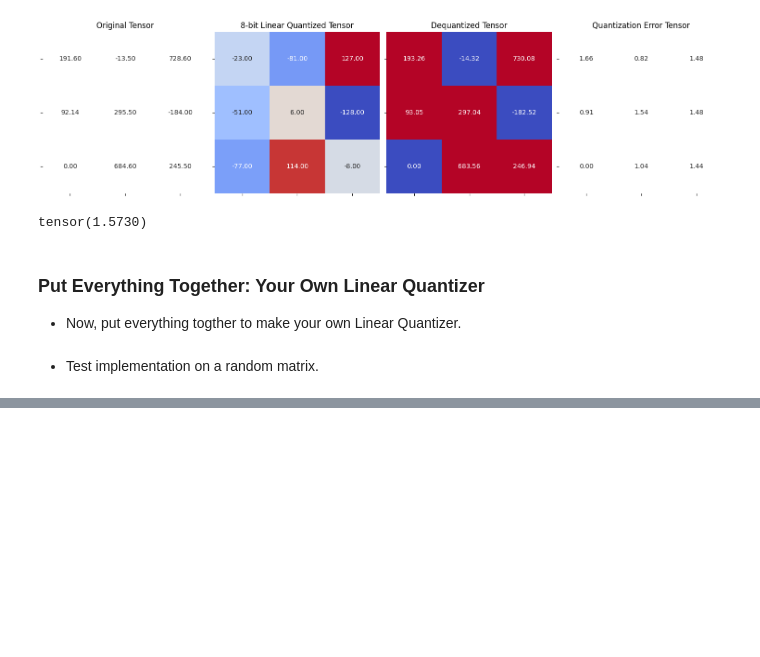
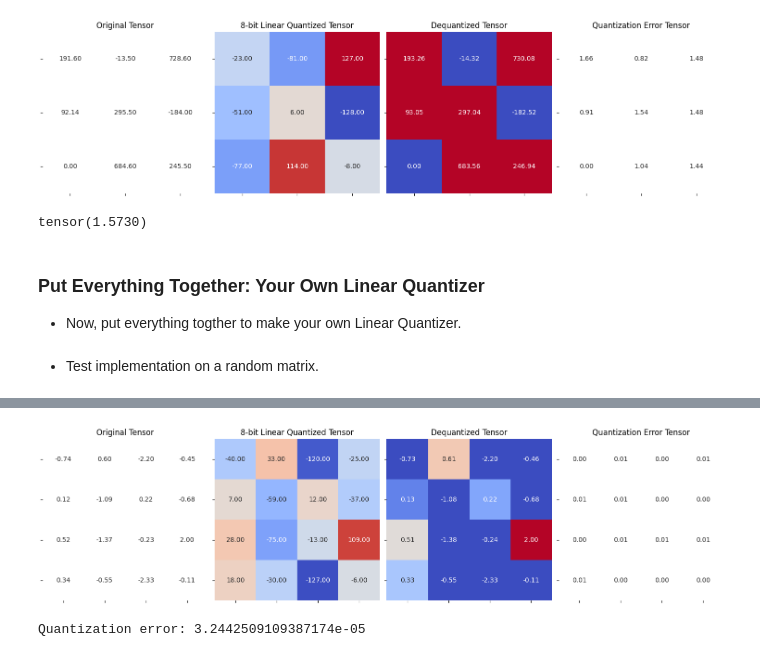
Before and after one commit to Matthew11012/LLM_Crash_Course, a Jupyter notebook: week3/quantization.ipynb, the cells around one changed output, grey strips where cells are left out. Drawn from its saved outputs; the diff is of its cells as text; code cells hidden in the pictures; blank space fills up the shorter version.

Commit message:
Test Symmetric vs Asymmetric quantization, and different granularities: per tensor, channel, and group

```diff
--- a/week3/quantization.ipynb
+++ b/week3/quantization.ipynb
@@ -239,0 +253,3 @@ tensor(1.3877e-05)
+# %%
+test_tensor = torch.randn((4,4))
+test_tensor
@@ -239,0 +267,9 @@ tensor(1.3877e-05)
+# %%
+def linear_q_symmetric(tensor, dtype=torch.int8):
+    scale = get_q_scale_symmetric(tensor)
+
+    quantized_tensor = linear_q_with_scale_and_zero_point(tensor, scale, zero_point=0)
+
+    return quantized_tensor, scale
+# %%
+quantized_tensor, scale = linear_q_symmetric(test_tensor)
@@ -239,0 +282,10 @@ tensor(1.3877e-05)
+# %%
+dequantized_tensor = linear_dequantization(quantized_tensor, scale, 0)
+# %%
+plot_quantization_errors(test_tensor,  quantized_tensor, dequantized_tensor)
+# %% [output]
+[figure, added]
+# %%
+print(f"Quantization error: {(test_tensor - dequantized_tensor).square().mean()}")
+# %% [output]
+Quantization error: 3.2442509109387174e-05
```
Also changed, not shown: parts of 64 cells of this notebook.
